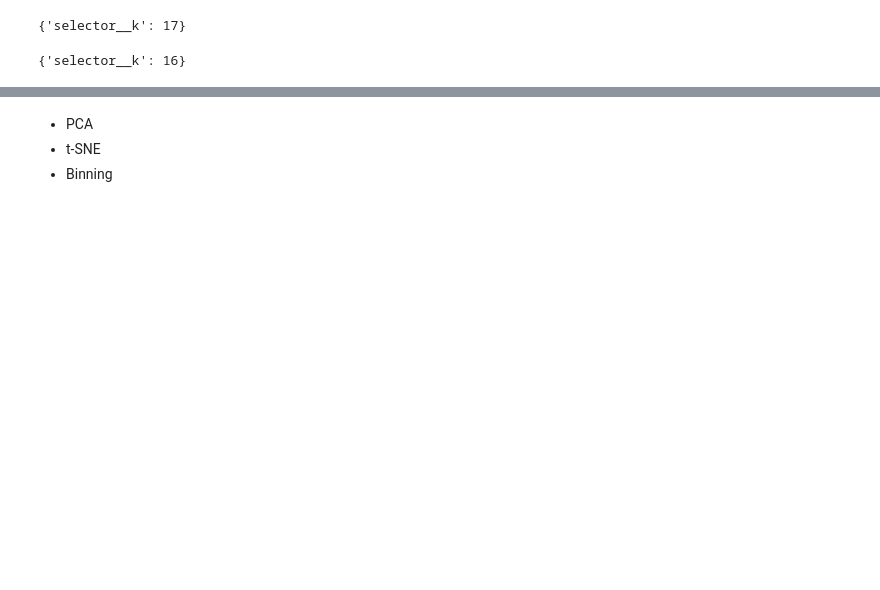
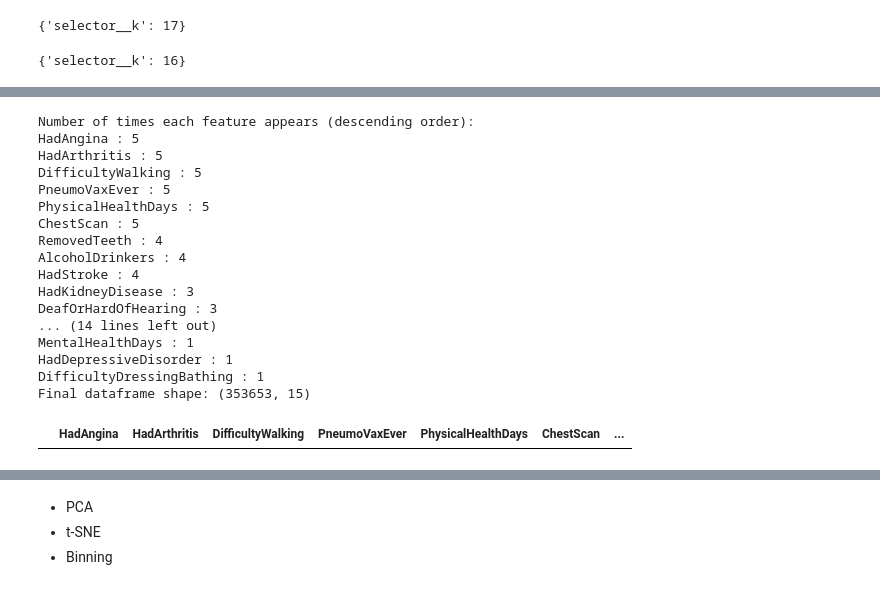
Before and after one commit to LazarosPan/Heart-Disease, a Jupyter notebook: Code/analysis.ipynb, the cells around one changed output, grey strips where cells are left out. Drawn from its saved outputs; the diff is of its cells as text; code cells hidden in the pictures; blank space fills up the shorter version.

Commit message:
added methods for feature selection

```diff
--- a/Code/analysis.ipynb
+++ b/Code/analysis.ipynb
@@ -391,7 +336,7 @@ x_mrmr.head(0)
 # %%
 # Create the RFE object and rank each pixel
-clf_rf_3 = RandomForestClassifier(random_state=13)
-rfe = RFE(estimator=clf_rf_3, n_features_to_select=17, step=1)
+clf_rf = RandomForestClassifier(random_state=13)
+rfe = RFE(estimator=clf_rf, n_features_to_select=16, step=1)
 rfe = rfe.fit(X_mapped_scaled, y_mapped)
 
 print('Chosen best',rfe.n_features_,'feature by rfe:',X_mapped_scaled.columns[rfe.support_])
@@ -406,0 +369,22 @@ Feature Ranking:  [11  1  1  1 16  6  1  1  1  1 12 14 15 13 18  5  1 10 19 17
+# %%
+# Convert indexes to lists
+x_kbest_anova_list = x_kbest_anova.columns.tolist()
+x_kbest_chi2_list = x_kbest_chi2.columns.tolist()
+x_kbest_mi_list = x_kbest_mi.columns.tolist()
+x_mrmr_list = x_mrmr.columns.tolist()
+x_rfe_list = X_mapped_scaled.columns[rfe.support_].tolist()
+
+# Combine all feature lists
+all_features = set(x_kbest_anova_list) | set(x_kbest_chi2_list) | set(x_kbest_mi_list) | set(x_mrmr_list) | set(x_rfe_list)
+
+# Features suggested by all algorithms
+common_features = set(x_kbest_anova_list) & set(x_kbest_chi2_list) & set(x_kbest_mi_list) & set(x_mrmr_list) & set(x_rfe_list)
+
+# Convert to lists
+all_features_list = list(all_features)
+common_features_list = list(common_features)
+
+print("Features included in at least one method:")
+print(len(all_features_list), " : ", all_features_list)
+print("Features included to all methods: ")
+print(len( common_features_list), " : ",  common_features_list)
@@ -406,0 +396,37 @@ Feature Ranking:  [11  1  1  1 16  6  1  1  1  1 12 14 15 13 18  5  1 10 19 17
+# %%
+# Count the number of times each feature appears
+print("Number of times each feature appears (descending order):")
+feature_counts = {}
+for feature in all_features:
+    feature_counts[feature] = sum(feature in s for s in [x_kbest_anova_list, x_kbest_chi2_list, x_kbest_mi_list, x_mrmr_list, x_rfe_list])
+
+sorted_feature_counts = sorted(feature_counts.items(), key=lambda x: x[1], reverse=True)
+for feature, count in sorted_feature_counts:
+    print(feature, ":", count)
+
+# Create a final dataframe with final features
+final_features = [feature for feature, count in sorted_feature_counts if count >= 3]
+X_final = X_mapped_scaled[final_features]
+
+print("Final dataframe shape:", X_final.shape)
+# print("Final dataframe columns:", final_df.columns)
+X_final.head(0)
+# %% [output]
+Number of times each feature appears (descending order):
+HadAngina : 5
+HadArthritis : 5
+DifficultyWalking : 5
+PneumoVaxEver : 5
+PhysicalHealthDays : 5
+ChestScan : 5
+RemovedTeeth : 4
+AlcoholDrinkers : 4
+HadStroke : 4
+HadKidneyDisease : 3
+DeafOrHardOfHearing : 3
+... (14 lines left out)
+MentalHealthDays : 1
+HadDepressiveDisorder : 1
+DifficultyDressingBathing : 1
+Final dataframe shape: (353653, 15)
+|  | HadAngina | HadArthritis | DifficultyWalking | PneumoVaxEver | PhysicalHealthDays | ChestScan | ... |
```
Also changed, not shown: parts of 30 cells of this notebook.
